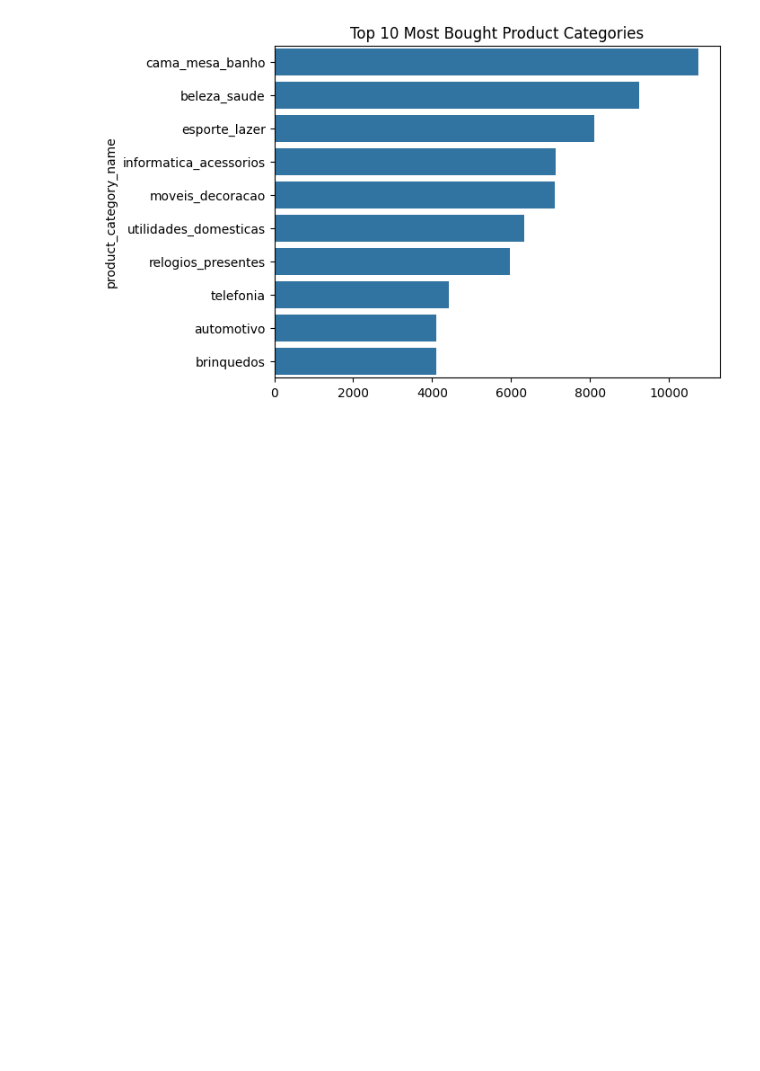
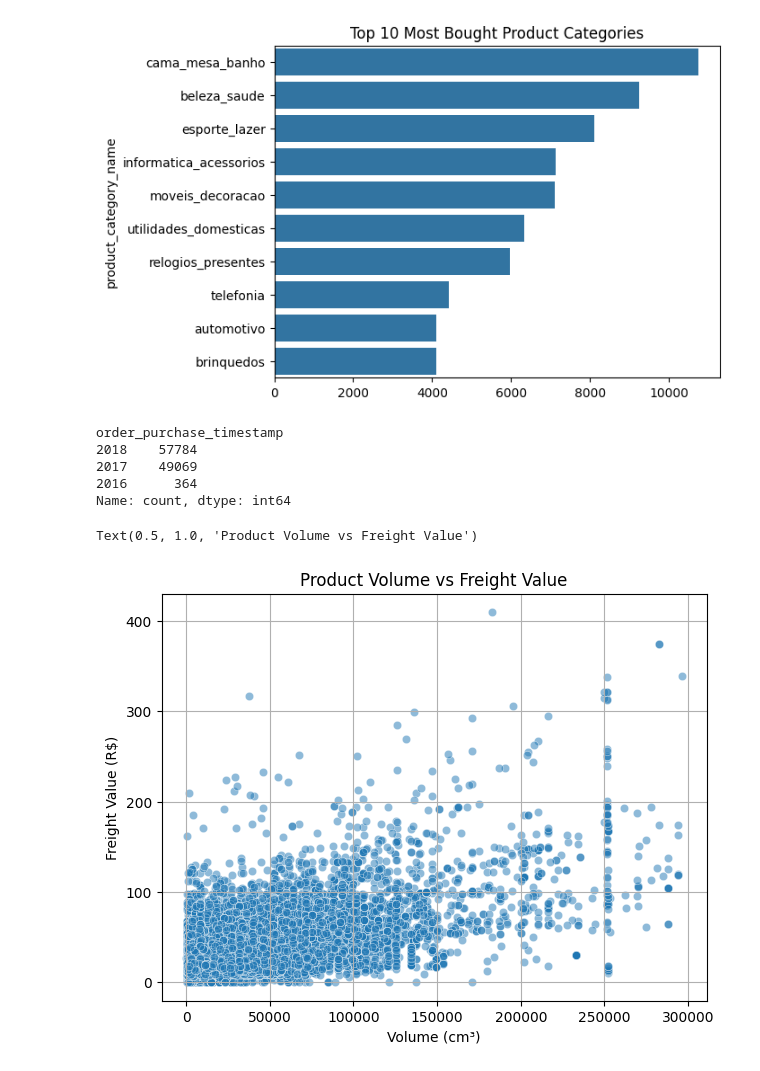
Before and after one commit to karthik132007/brazil_sales, a Jupyter notebook: plots.ipynb, the cells around one changed output. Drawn from its saved outputs; the diff is of its cells as text; code cells hidden in the pictures; blank space fills up the shorter version.

Commit message:
more plots

```diff
--- a/plots.ipynb
+++ b/plots.ipynb
@@ -154,0 +142,18 @@ Text(0.5, 1.0, 'Top 10 Most Bought Product Categories')
+# %%
+year
+# %% [output]
+order_purchase_timestamp
+2018    57784
+2017    49069
+2016      364
+Name: count, dtype: int64
+# %%
+sns.scatterplot(data=df,x='product_volume',y='freight_value',alpha=.5)
+plt.xlabel('Volume (cm³)')
+plt.ylabel('Freight Value (R$)')
+plt.grid(True)
+plt.tight_layout()
+plt.title('Product Volume vs Freight Value')
+# %% [output]
+Text(0.5, 1.0, 'Product Volume vs Freight Value')
+[figure, added]
```
Also changed, not shown: parts of 2 cells of this notebook.
